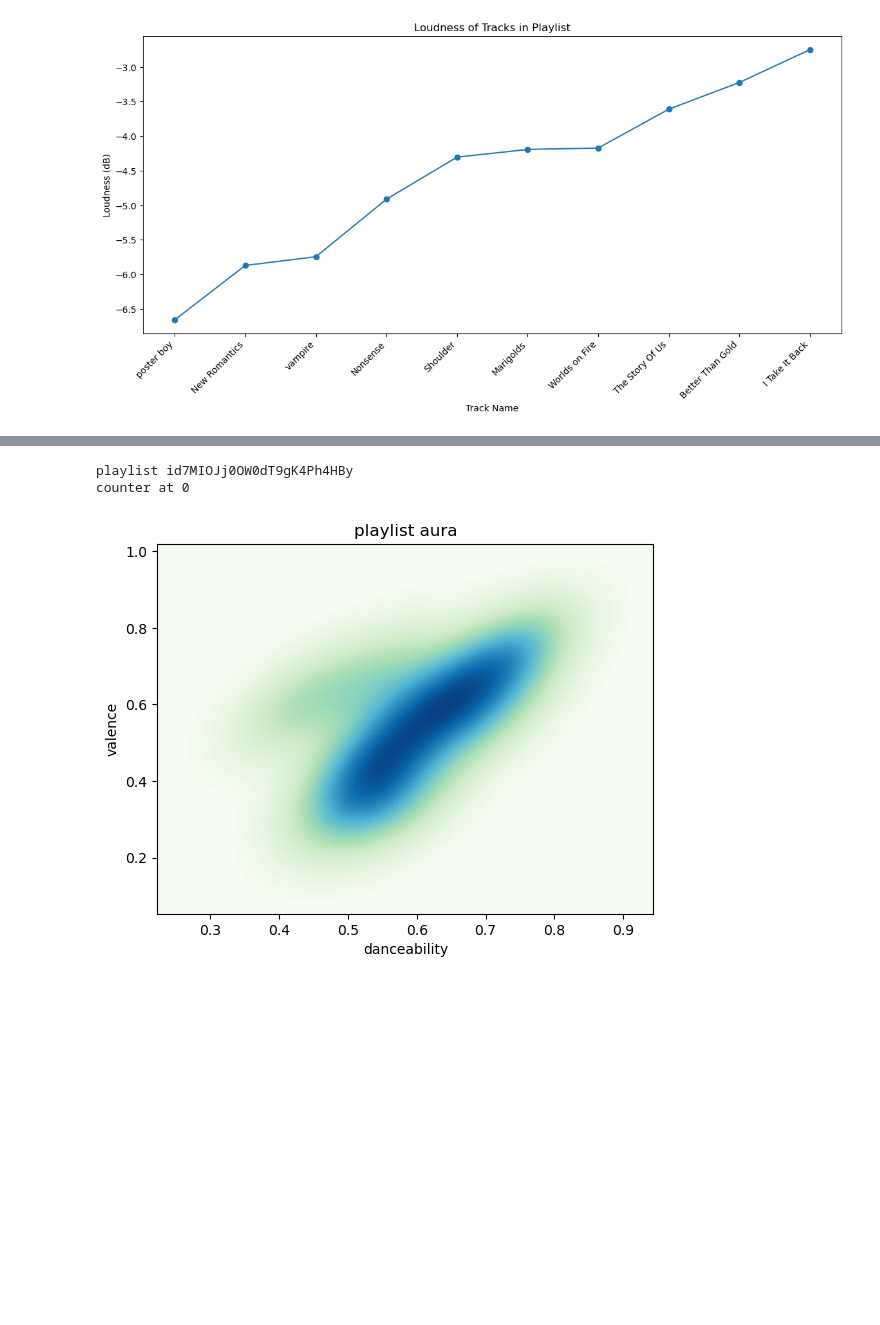
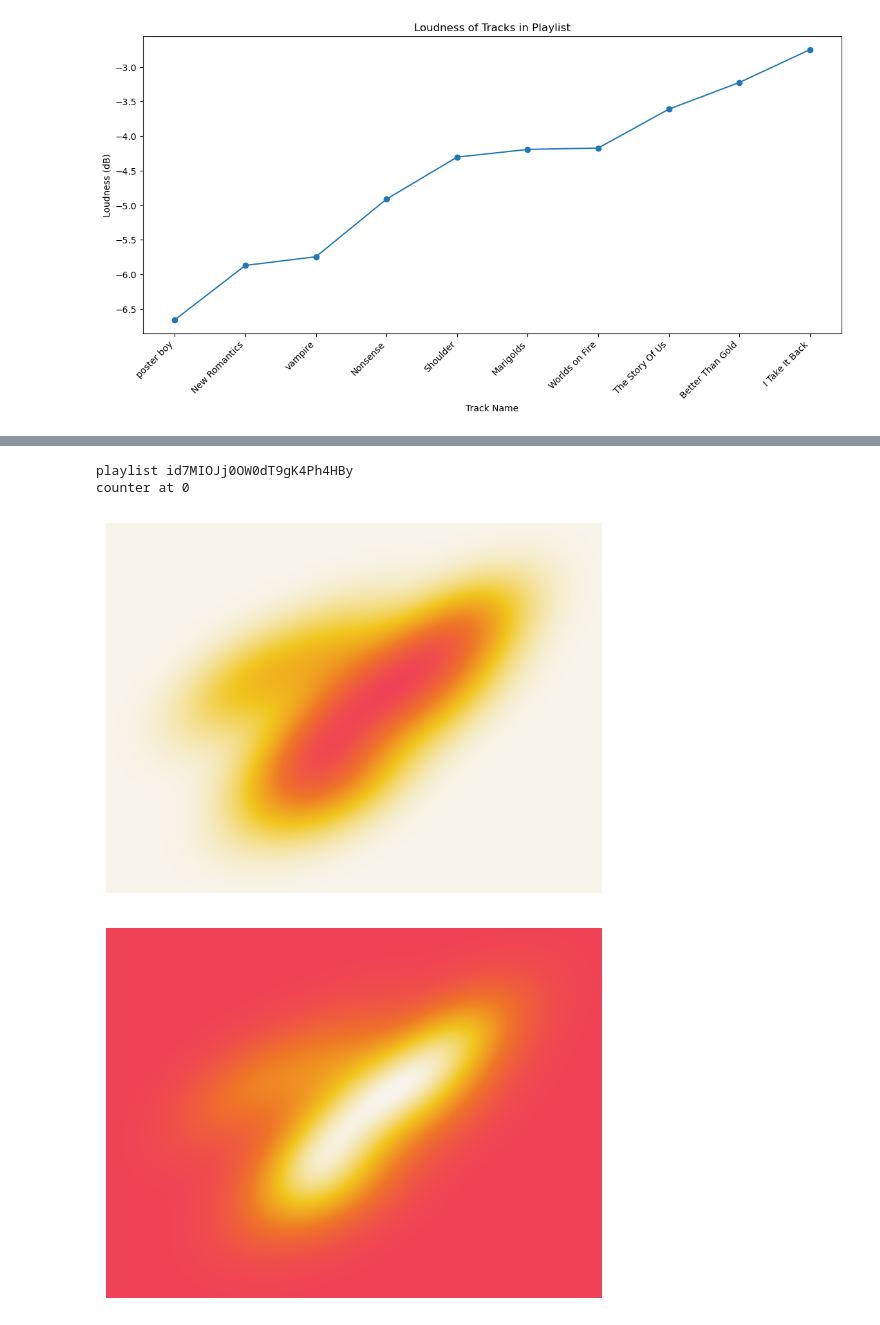
Before and after one commit to HMC-CS123-F23/cs-123-class-project-hannah-amy-daisy, a Jupyter notebook: experiment.ipynb, the cells around one changed output, grey strips where cells are left out. Drawn from its saved outputs; the diff is of its cells as text; code cells hidden in the pictures; blank space fills up the shorter version.

Commit message:
created own colourmaps + updated & commented KDE plot code

```diff
--- a/experiment.ipynb
+++ b/experiment.ipynb
@@ -185,28 +240,45 @@ counter at 0
 # %%
 import seaborn as sns
 # import pandas as pd
 # import numpy as np
 
 def visualize_data(df, x, y, cmap, weights):
     """
     Given a dataframe and the coordinates to be mapped onto the kernel density estimate (KDE) plot, generate a KDE
     plot to become the playlist art.
     """
-    sns.kdeplot(data=df, x=x, y=y, cmap=cmap,
-            weights=weights, thresh=0, levels=100, fill=True
-            )
 
-    # Optionally, customize the plot with titles, labels, etc.
-    plt.title('playlist aura')
-    plt.xlabel(x)
-    plt.ylabel(y)
+    sns.kdeplot(data=df,             # obtain data from the data from the dataframe provided
+                x=x,                 # choose data for x axis
+                y=y,                 # choose data for y axis
+                cmap=cmap,           # choose colormap to be used
+                weights=weights,     # choose data for which to weight the (x,y) coordinates
+                thresh=0,            # 0 so as to display all data
+                levels=500,          # similar to bins for a colormap; governs smoothness for KDE plot
+                fill=True            # fill in areas with no data
+                )
+
+    # optionally, customize the plot with titles, labels, etc.
+#     plt.title('Playlist Aura')
+#     plt.xlabel(x)
+#     plt.ylabel(y)
+
+    # otherwise, comment out the above customization features & turn off the axis for just the image
+    plt.axis('off')
+
 
     plt.show()
 
 playlist_df = get_playlist_data(playlist_id)
 
-visualize_data(playlist_df, "danceability", "valence", "GnBu", "loudness")
+# make sure colormap name is not in ""
+# how to pick what data for x,y? well, how do we want the location data to correspond to our playlist?
+    # e.g. for a happy playlist, it make sense to plot the data against "danceability" & "valence"
+visualize_data(playlist_df, "danceability", "valence", happy_colormap, "loudness")
+visualize_data(playlist_df, "danceability", "valence", happy_colormap_reverse, "loudness")
+visualize_data(playlist_df, "danceability", "valence", "GnBu", "loudness") #GnBu is a mplt built-in colormap
 # %% [output]
 playlist id7MIOJj0OW0dT9gK4Ph4HBy
 counter at 0
-[figure, old version]
+[figure, new version]
+[figure, added]
```
Also changed, not shown: parts of 4 cells of this notebook.
